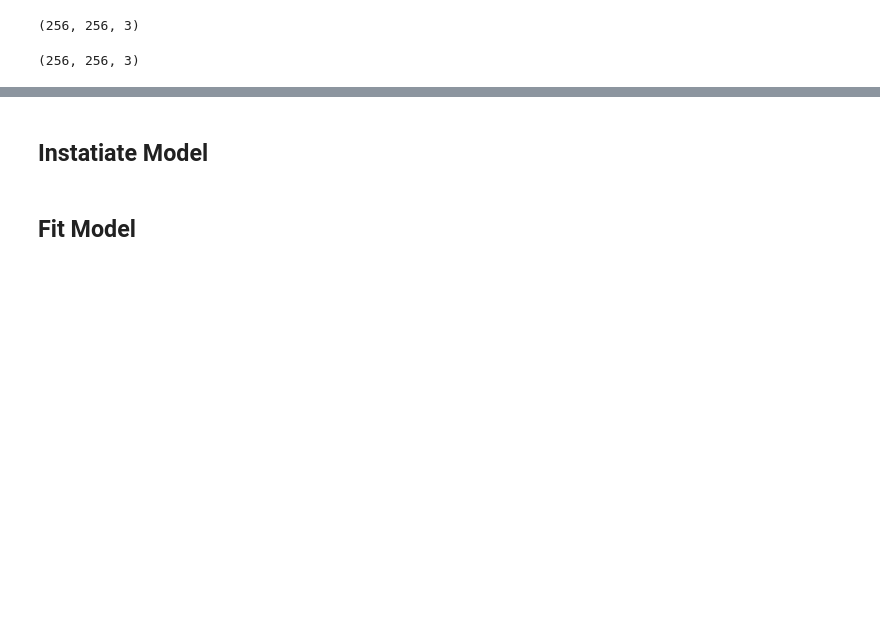
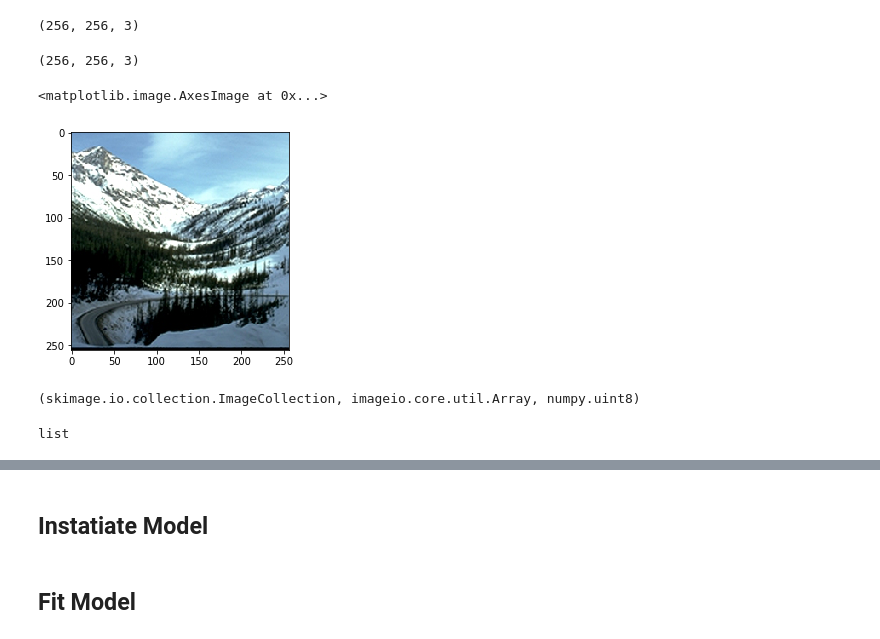
Before and after one commit to johnwesleyharding/DS-Unit-4-Sprint-3-Deep-Learning, a Jupyter notebook: module2-convolutional-neural-networks/jwh_432_Convolution_Neural_Networks_Assignment.ipynb, the cells around one changed output, grey strips where cells are left out. Cells and saved outputs as stored; diff of their text form; code cells hidden in the pictures; blank space fills up the shorter version.

```diff
--- a/module2-convolutional-neural-networks/jwh_432_Convolution_Neural_Networks_Assignment.ipynb
+++ b/module2-convolutional-neural-networks/jwh_432_Convolution_Neural_Networks_Assignment.ipynb
@@ -138,0 +141,9 @@ skimage.transform.resize
+# %%
+plt.imshow(mountain[-1])
+# %% [output]
+<matplotlib.image.AxesImage at 0x...>
+[figure, added]
+# %%
+type(forest), type(forest[0]), type(forest[0][0][0][0])
+# %% [output]
+(skimage.io.collection.ImageCollection, imageio.core.util.Array, numpy.uint8)
@@ -138,0 +158,4 @@ skimage.transform.resize
+# %%
+type(images)
+# %% [output]
+list
```
Also changed, not shown: parts of 13 cells of this notebook, 1 other file.
